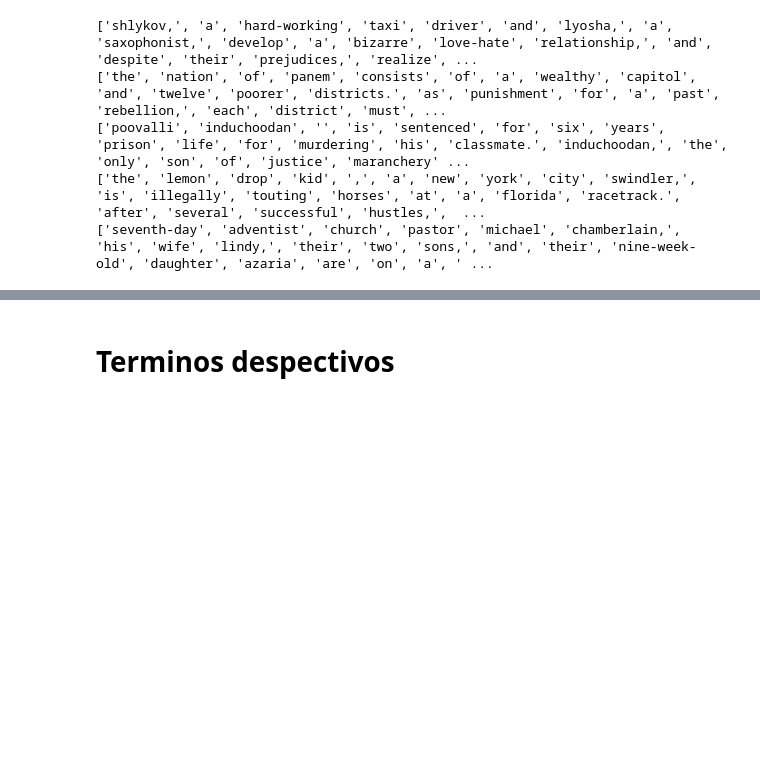
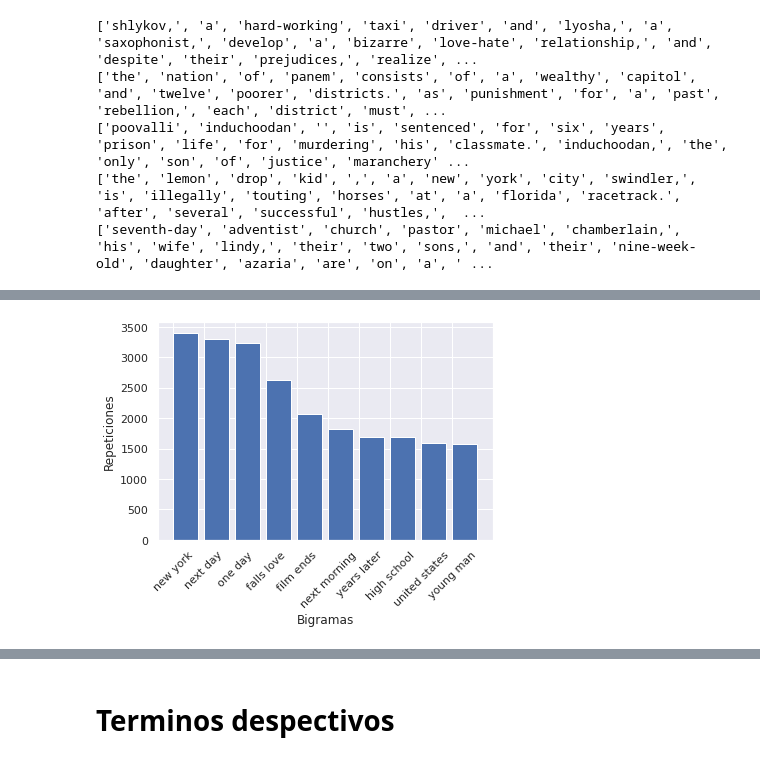
Before and after one commit to danielfrgs/2022_1-Datos-Masivos-I, a Jupyter notebook: Proyectos/P1/P1.ipynb, the cells around one changed output, grey strips where cells are left out. Saved outputs shown, nothing was run; the diff lists cells and outputs as text; code cells hidden in the pictures; blank space fills up the shorter version.

```diff
--- a/Proyectos/P1/P1.ipynb
+++ b/Proyectos/P1/P1.ipynb
@@ -700,0 +493,18 @@ porcentaje('gay')
+# %%
+# Conteo de ourrencias totales de bigramas
+plot_summaries_bigramas = plot_summaries_limpio.flatMap(lambda x: nltk.ngrams(x, 2)) \
+                                              .map(lambda x: (x,1)) \
+                                              .reduceByKey(lambda a, b: a + b) \
+                                              .sortBy(lambda x: x[1], ascending = False)
+# %%
+# Graficación del conteo de bigramas
+histograma = plot_summaries_bigramas.take(10)
+bigramas = [ ' '.join(bigrama) for (bigrama, _) in histograma ]
+repeticiones = [ repeticiones for (_, repeticiones) in histograma ]
+plt.bar(bigramas, repeticiones, align='edge')
+plt.xlabel('Bigramas')
+plt.ylabel('Repeticiones')
+plt.xticks(rotation=45)
+plt.show()
+# %% [output]
+[figure, added]
```
Also changed, not shown: parts of 134 cells of this notebook.
